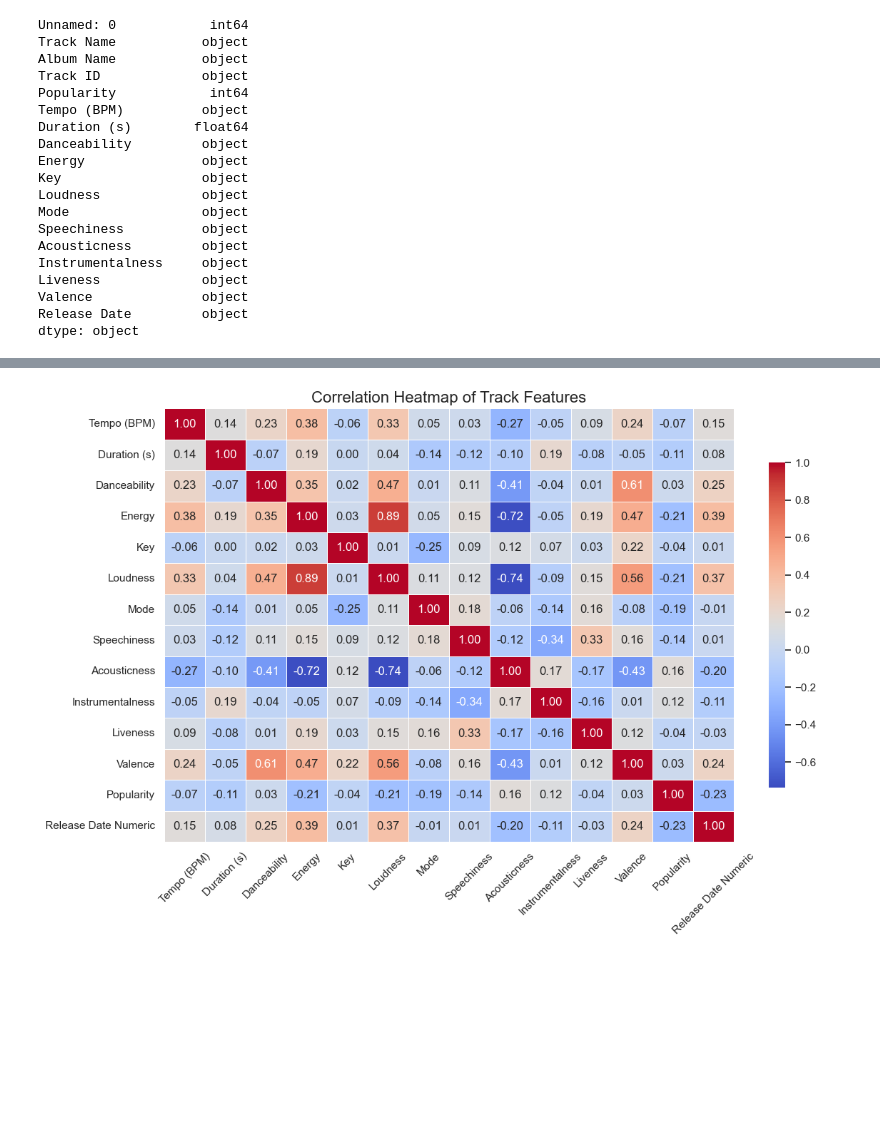
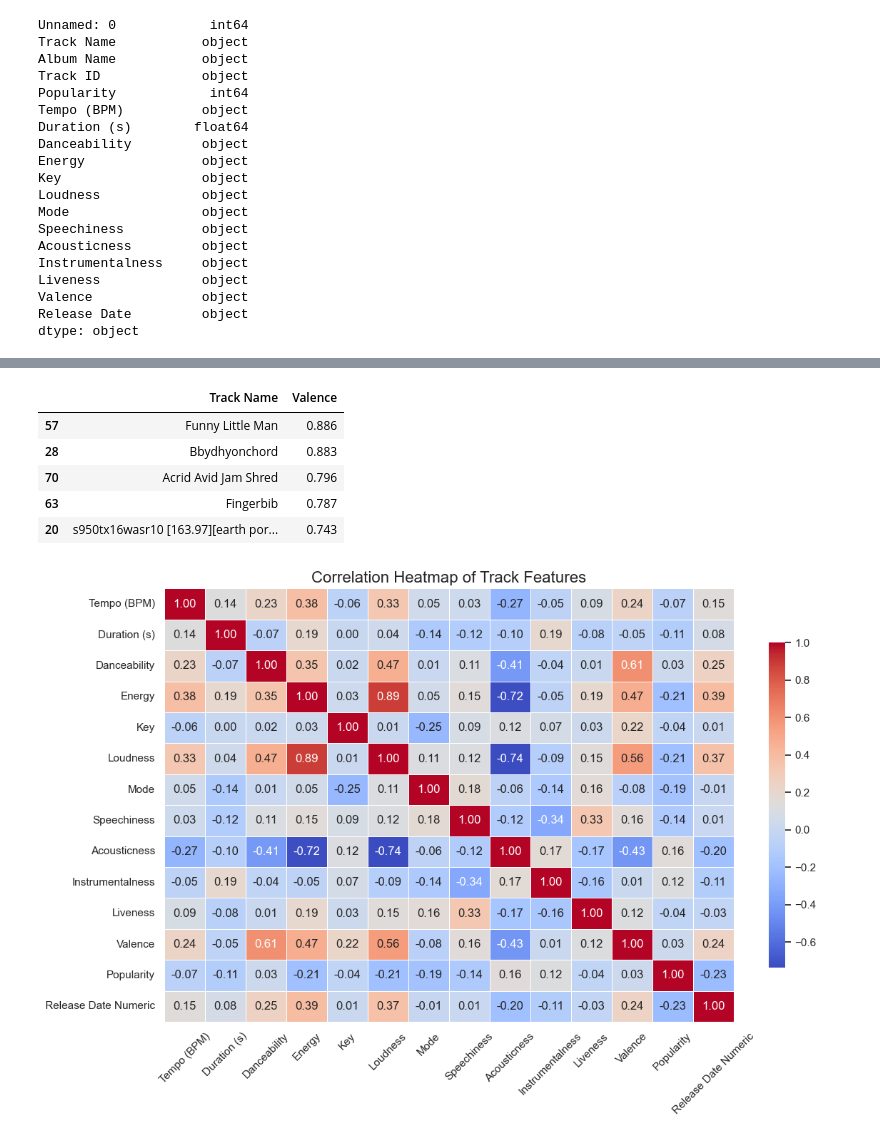
Before and after one commit to iftah-og/afx_eda, a Jupyter notebook: afx_ift1.ipynb, the cells around one changed output, grey strips where cells are left out. Saved outputs shown, nothing was run; the diff lists cells and outputs as text; code cells hidden in the pictures; blank space fills up the shorter version.

```diff
--- a/afx_ift1.ipynb
+++ b/afx_ift1.ipynb
@@ -118,3 +124,13 @@ df_energy
+# %%
+df_valence = df.sort_values(['Valence'], ascending=False).head()
+df_valence[['Track Name', 'Valence']]
+# %% [output]
+|  | Track Name | Valence |
+| 57 | Funny Little Man | 0.886 |
+| 28 | Bbydhyonchord | 0.883 |
+| 70 | Acrid Avid Jam Shred | 0.796 |
+| 63 | Fingerbib | 0.787 |
+| 20 | s950tx16wasr10 [163.97][earth por... | 0.743 |
 # %%
 # Replace 'N/A' or 'No data' with NaN
 df.replace({'N/A': pd.NA, 'No data': pd.NA}, inplace=True)
```
Also changed, not shown: parts of 11 cells of this notebook.
